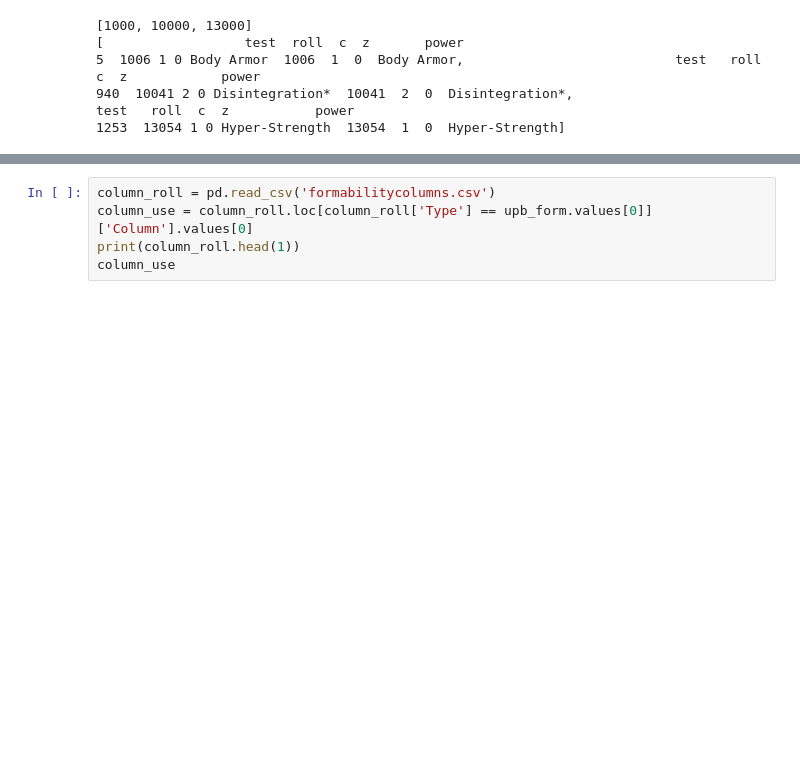
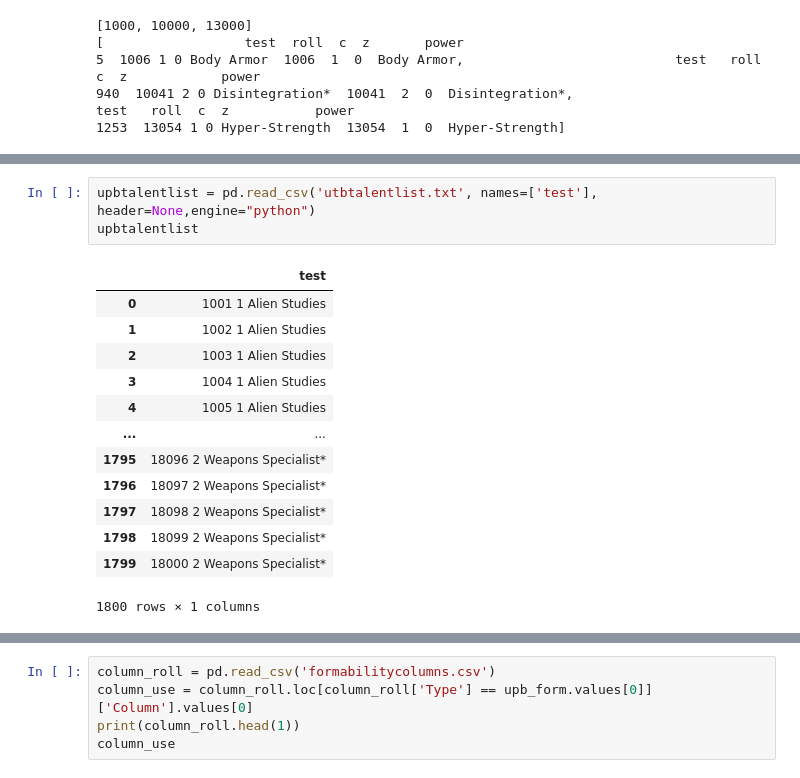
Before and after one commit to bluetyson/FASERIP-Slugfest, a Jupyter notebook: FASERIP Character Generator.ipynb, the cells around one changed output, grey strips where cells are left out. Drawn from its saved outputs; the diff is of its cells as text; blank space fills up the shorter version.

```diff
--- a/FASERIP Character Generator.ipynb
+++ b/FASERIP Character Generator.ipynb
@@ -181,0 +229,17 @@ dtype: object
+# %%
+upbtalentlist = pd.read_csv('utbtalentlist.txt', names=['test'], header=None,engine="python")
+upbtalentlist
+# %% [output]
+|  | test |
+| 0 | 1001 1 Alien Studies |
+| 1 | 1002 1 Alien Studies |
+| 2 | 1003 1 Alien Studies |
+| 3 | 1004 1 Alien Studies |
+| 4 | 1005 1 Alien Studies |
+| ... | ... |
+| 1795 | 18096 2 Weapons Specialist* |
+| 1796 | 18097 2 Weapons Specialist* |
+| 1797 | 18098 2 Weapons Specialist* |
+| 1798 | 18099 2 Weapons Specialist* |
+| 1799 | 18000 2 Weapons Specialist* |
+1800 rows × 1 columns
```
Also changed, not shown: parts of 10 cells of this notebook, 2 other files.
